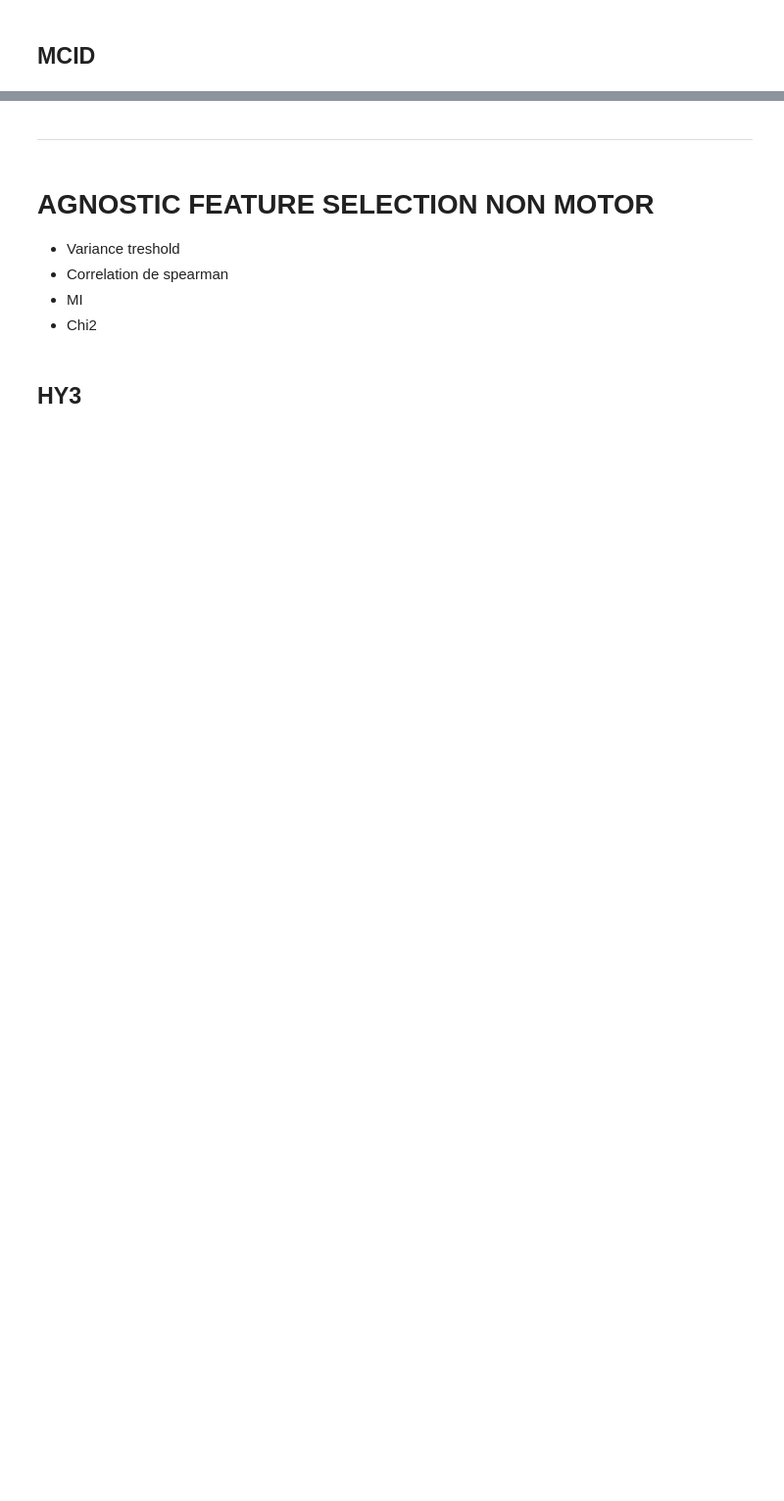
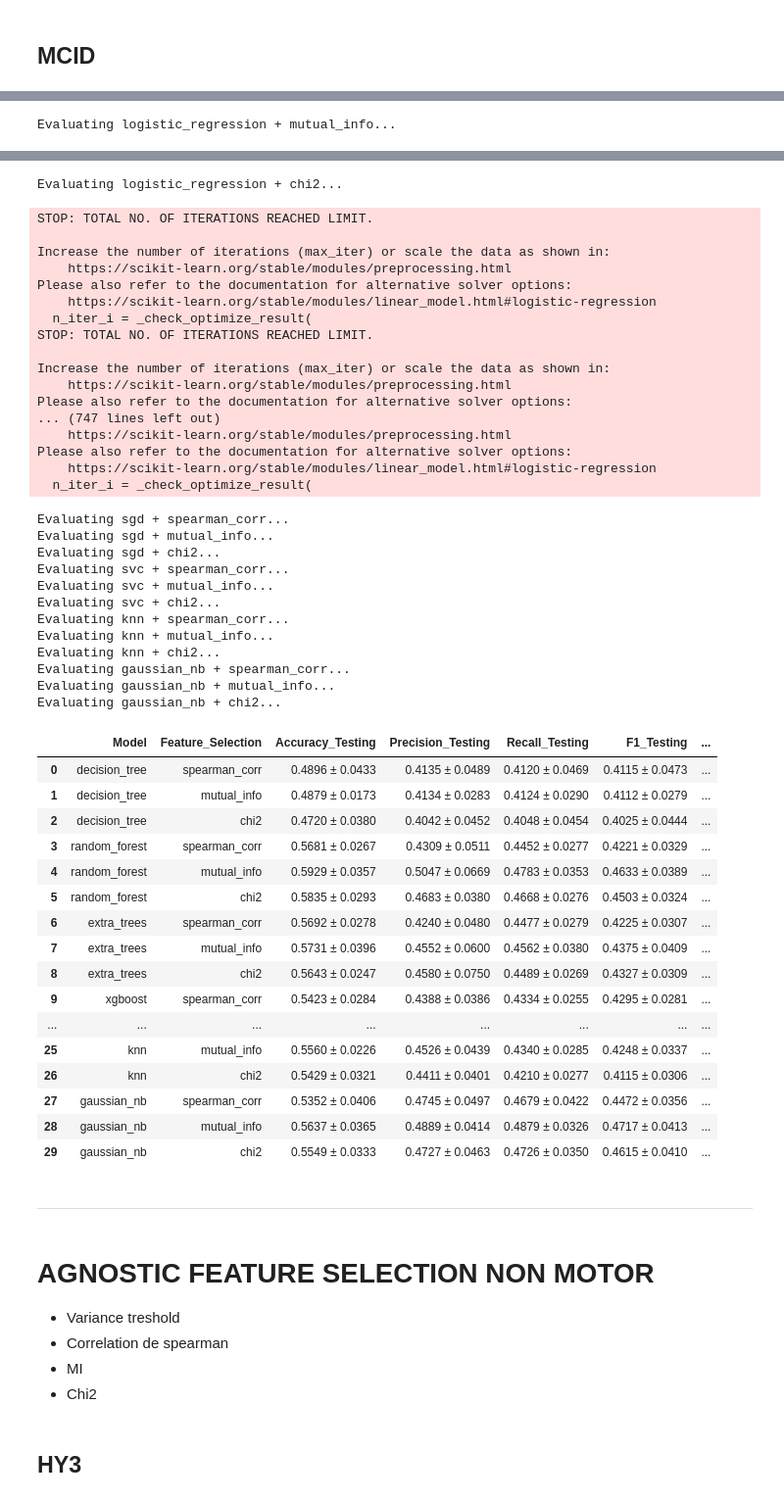
Before and after one commit to fserracrespi/PD_progression_ppmi, a Jupyter notebook: SCRIPTS/PYTHON/MODEL ANALYSIS/Classification.ipynb, the cells around one changed output, grey strips where cells are left out. Shown at 98% size. Cells and saved outputs as stored; diff of their text form; code cells hidden in the pictures; blank space fills up the shorter version.

```diff
--- a/SCRIPTS/PYTHON/MODEL ANALYSIS/Classification.ipynb
+++ b/SCRIPTS/PYTHON/MODEL ANALYSIS/Classification.ipynb
@@ -1387,4 +1738,6 @@ MCID_fe_MOTOR_results = evaluate_models_oof_and_test_with_fs(
     mi_threshold=0.01,
     chi2_threshold=3.84,
 )
+MCID_fe_MOTOR_results.to_csv(feature_selection_path_MCID / "MCID_motor_fe_results.csv", index=False)
 MCID_fe_MOTOR_results.head(30)
+# %% [output]
@@ -1390,0 +1777 @@ MCID_fe_MOTOR_results.head(30)
+Evaluating logistic_regression + mutual_info...
@@ -1391,3 +1795,50 @@ MCID_fe_MOTOR_results.head(30)
+Evaluating logistic_regression + chi2...
+STOP: TOTAL NO. OF ITERATIONS REACHED LIMIT.
+
+Increase the number of iterations (max_iter) or scale the data as shown in:
+    https://scikit-learn.org/stable/modules/preprocessing.html
+Please also refer to the documentation for alternative solver options:
+    https://scikit-learn.org/stable/modules/linear_model.html#logistic-regression
+  n_iter_i = _check_optimize_result(
+STOP: TOTAL NO. OF ITERATIONS REACHED LIMIT.
+
+Increase the number of iterations (max_iter) or scale the data as shown in:
+    https://scikit-learn.org/stable/modules/preprocessing.html
+Please also refer to the documentation for alternative solver options:
+... (747 lines left out)
+    https://scikit-learn.org/stable/modules/preprocessing.html
+Please also refer to the documentation for alternative solver options:
+    https://scikit-learn.org/stable/modules/linear_model.html#logistic-regression
+  n_iter_i = _check_optimize_result(
+Evaluating sgd + spearman_corr...
+Evaluating sgd + mutual_info...
+Evaluating sgd + chi2...
+Evaluating svc + spearman_corr...
+Evaluating svc + mutual_info...
+Evaluating svc + chi2...
+Evaluating knn + spearman_corr...
+Evaluating knn + mutual_info...
+Evaluating knn + chi2...
+Evaluating gaussian_nb + spearman_corr...
+Evaluating gaussian_nb + mutual_info...
+Evaluating gaussian_nb + chi2...
+|  | Model | Feature_Selection | Accuracy_Testing | Precision_Testing | Recall_Testing | F1_Testing | ... |
+| 0 | decision_tree | spearman_corr | 0.4896 ± 0.0433 | 0.4135 ± 0.0489 | 0.4120 ± 0.0469 | 0.4115 ± 0.0473 | ... |
+| 1 | decision_tree | mutual_info | 0.4879 ± 0.0173 | 0.4134 ± 0.0283 | 0.4124 ± 0.0290 | 0.4112 ± 0.0279 | ... |
+| 2 | decision_tree | chi2 | 0.4720 ± 0.0380 | 0.4042 ± 0.0452 | 0.4048 ± 0.0454 | 0.4025 ± 0.0444 | ... |
+| 3 | random_forest | spearman_corr | 0.5681 ± 0.0267 | 0.4309 ± 0.0511 | 0.4452 ± 0.0277 | 0.4221 ± 0.0329 | ... |
+| 4 | random_forest | mutual_info | 0.5929 ± 0.0357 | 0.5047 ± 0.0669 | 0.4783 ± 0.0353 | 0.4633 ± 0.0389 | ... |
+| 5 | random_forest | chi2 | 0.5835 ± 0.0293 | 0.4683 ± 0.0380 | 0.4668 ± 0.0276 | 0.4503 ± 0.0324 | ... |
+| 6 | extra_trees | spearman_corr | 0.5692 ± 0.0278 | 0.4240 ± 0.0480 | 0.4477 ± 0.0279 | 0.4225 ± 0.0307 | ... |
+| 7 | extra_trees | mutual_info | 0.5731 ± 0.0396 | 0.4552 ± 0.0600 | 0.4562 ± 0.0380 | 0.4375 ± 0.0409 | ... |
+| 8 | extra_trees | chi2 | 0.5643 ± 0.0247 | 0.4580 ± 0.0750 | 0.4489 ± 0.0269 | 0.4327 ± 0.0309 | ... |
+| 9 | xgboost | spearman_corr | 0.5423 ± 0.0284 | 0.4388 ± 0.0386 | 0.4334 ± 0.0255 | 0.4295 ± 0.0281 | ... |
+| ... | ... | ... | ... | ... | ... | ... | ... |
+| 25 | knn | mutual_info | 0.5560 ± 0.0226 | 0.4526 ± 0.0439 | 0.4340 ± 0.0285 | 0.4248 ± 0.0337 | ... |
+| 26 | knn | chi2 | 0.5429 ± 0.0321 | 0.4411 ± 0.0401 | 0.4210 ± 0.0277 | 0.4115 ± 0.0306 | ... |
+| 27 | gaussian_nb | spearman_corr | 0.5352 ± 0.0406 | 0.4745 ± 0.0497 | 0.4679 ± 0.0422 | 0.4472 ± 0.0356 | ... |
+| 28 | gaussian_nb | mutual_info | 0.5637 ± 0.0365 | 0.4889 ± 0.0414 | 0.4879 ± 0.0326 | 0.4717 ± 0.0413 | ... |
+| 29 | gaussian_nb | chi2 | 0.5549 ± 0.0333 | 0.4727 ± 0.0463 | 0.4726 ± 0.0350 | 0.4615 ± 0.0410 | ... |
 # %% [markdown]
 ---
 # %% [markdown]
```
Also changed, not shown: parts of 26 cells of this notebook, 31 other files.
